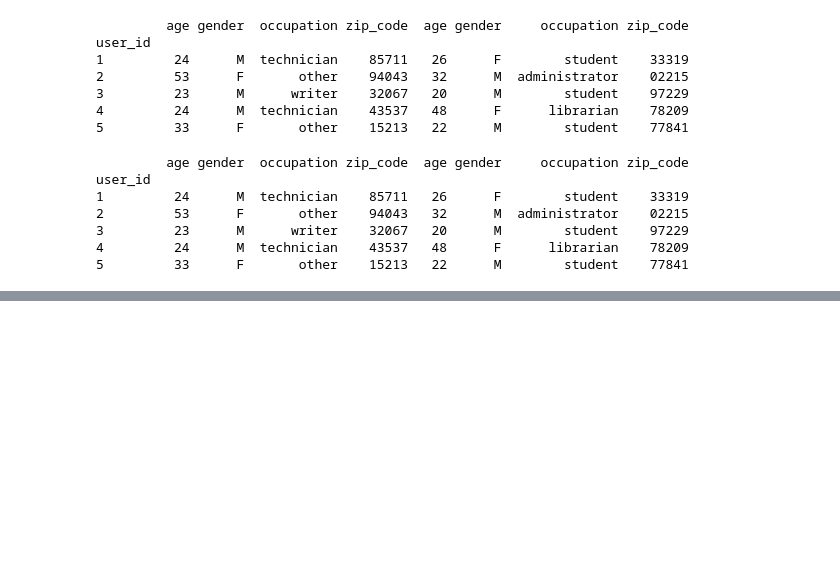
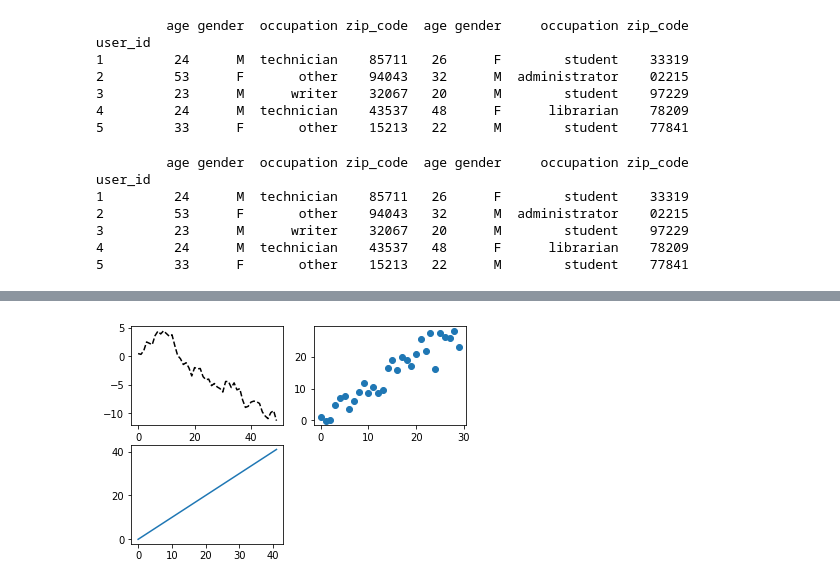
Before and after one commit to fpinell/hands_on_python_for_ds, a Jupyter notebook: notebooks/Lecture_01_Pandas_Matplotlib_.ipynb, the cells around one changed output, grey strips where cells are left out. Cells and saved outputs as stored; diff of their text form; code cells hidden in the pictures; blank space fills up the shorter version.

```diff
--- a/notebooks/Lecture_01_Pandas_Matplotlib_.ipynb
+++ b/notebooks/Lecture_01_Pandas_Matplotlib_.ipynb
@@ -3836,0 +3920,23 @@ user_id
+# %%
+"""
+The objects returned by fig.add_subplot above are AxesSubplot objects,
+We can directly plot on the other empty subplots by calling each one's instance methods.
+"""
+# Set the seed for random experiments
+np.random.seed(42)
+# Create a Figure object
+fig = plt.figure()
+# Add a 2x2 subplot and selecting the 1st one (numbering starts from 1)
+ax1 = fig.add_subplot(2, 2, 1)
+# Add a 2x2 subplot and selecting the 2nd one
+ax2 = fig.add_subplot(2, 2, 2)
+# Add a 2x2 subplot and selecting the 3rd one
+ax3 = fig.add_subplot(2, 2, 3)
+# This will plot on the latest AxesSubplot (i.e., ax3)
+_ = plt.plot(np.arange(42))
+# Call the instance method on each AxesSubplot
+# The 'k--' is a style option instructing matplotlib to plot a black dashed line.
+_ = ax1.plot(np.random.randn(50).cumsum(), 'k--')
+_ = ax2.scatter(np.arange(30), np.arange(30) + 3 * np.random.randn(30))
+# %% [output]
+[figure, added]
```
Also changed, not shown: parts of 52 cells of this notebook.
